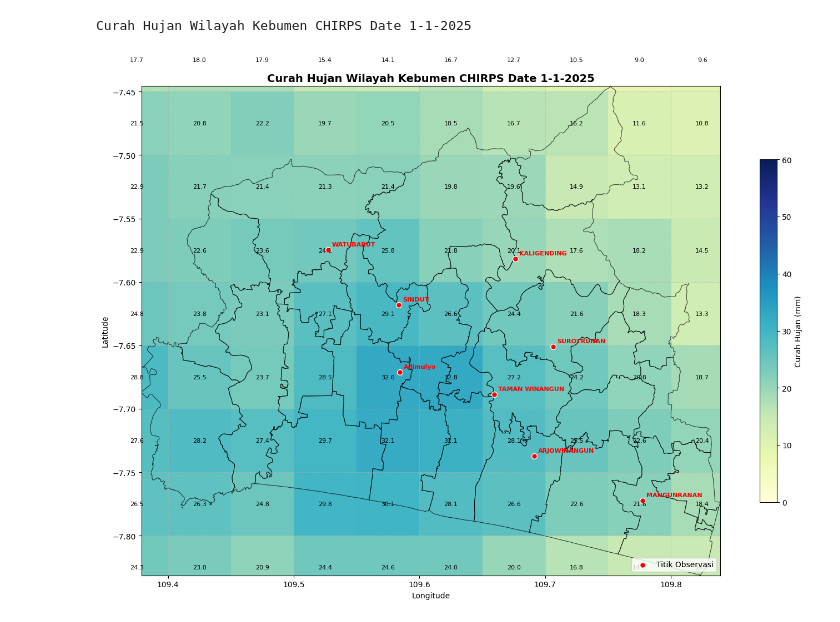
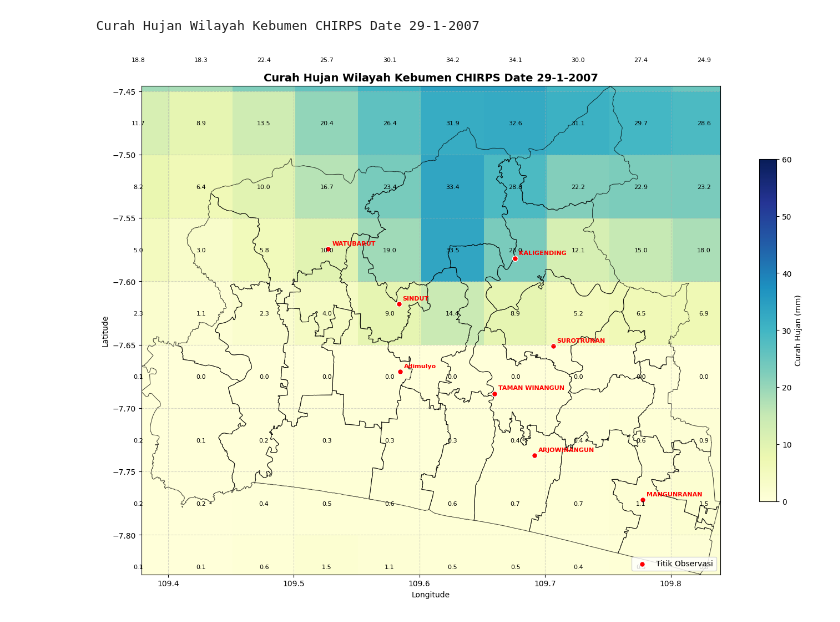
Before and after one commit to evanalif113/Catatan_Meteorologi, a Jupyter notebook: Projek_Downscale/open_raster.ipynb, the cells around one changed output. Cells and saved outputs as stored; diff of their text form; code cells hidden in the pictures.

Commit message:
Kaggle Notebook | analisis_CHIRPS_Kebumen | Version 2

```diff
--- a/Projek_Downscale/open_raster.ipynb
+++ b/Projek_Downscale/open_raster.ipynb
@@ -27,27 +27,27 @@ import matplotlib.pyplot as plt
 import numpy as np
 
 # ==========================================
-# 1. PERSIAPAN DATA (GEOJSON & TIFF)
+# 1. PERSIAPAN DATA (GEOJSON & NETCDF)
 # ==========================================
-year = 2025
+year = 2007  # Disesuaikan dengan contoh direktori Anda
 month = 1
-day = 1
+day = 29
 
 # Melacak lokasi folder tempat script ini dijalankan
 cwd = os.getcwd()
 BASE_DIR = "/kaggle" if "/kaggle/" in cwd or cwd == "/kaggle" else cwd
 
-# Menentukan lokasi GeoJSON (Asumsi berada di folder dataset Kaggle)
-#/kaggle/input/datasets/jerismeteo/projek-downscale/33.05_kecamatan.geojson
+# Menentukan lokasi GeoJSON
 file_geojson = os.path.join(
     BASE_DIR, "input", "datasets", "jerismeteo", "projek-downscale", "33.05_kecamatan.geojson"
 )
-# Pastikan path ini benar di komputer Anda
-file_tiff = os.path.join(
-    BASE_DIR, "input", "datasets", "jerismeteo", "global-chirps", "data","CHIRPS", f"{year}",
-    f"chirps-v3.0.rnl.{year}.{month:02d}.{day:02d}.tif"
+
+# --- PERUBAHAN DIREKTORI & FORMAT FILE DI SINI ---
+# Contoh target: /kaggle/input/datasets/jerismeteo/chirps-kebumen/data/chirps/2013/2013_01/chirps_01_01_2013.nc
+file_nc = os.path.join(
+    BASE_DIR, "input", "datasets", "jerismeteo", "chirps-kebumen", "data", "chirps",
+    f"{year}", f"{year}_{month:02d}", f"chirps_{day:02d}_{month:02d}_{year}.nc"
 )
-
 
 # Data Koordinat Titik
 data_titik = {
@@ -57,7 +57,13 @@ data_titik = {
 }
 
 gdf = gpd.read_file(file_geojson)
-da_global = rioxarray.open_rasterio(file_tiff, masked=True).squeeze()
+
+# Buka file NetCDF
+da_global = rioxarray.open_rasterio(file_nc, masked=True).squeeze()
+
+# Safety Check: Pastikan NetCDF terbaca CRS-nya. Jika kosong, paksakan ke WGS84.
+if da_global.rio.crs is None:
+    da_global.rio.write_crs("EPSG:4326", inplace=True)
 
 # ==========================================
 # 2. PENYELARASAN CRS
@@ -91,18 +97,14 @@ da_kebumen.plot(
 gdf.plot(ax=ax, facecolor="none", edgecolor='black', linewidth=0.8, alpha=0.7)
 
 # --- TAMBAHAN: PLOT LABEL ANGKA PIKSEL ---
-# Ambil nilai X (Longitude), Y (Latitude), dan Data Hujannya
 x_coords = da_kebumen.x.values
 y_coords = da_kebumen.y.values
 hujan_values = da_kebumen.values
 
-# Lakukan perulangan untuk setiap baris (Y) dan kolom (X)
 for i in range(len(y_coords)):
     for j in range(len(x_coords)):
         nilai = hujan_values[i, j]
-        # Hanya tampilkan teks jika nilainya bukan NaN (Not a Number/Kosong)
         if not np.isnan(nilai):
-            # Format angka: .1f berarti 1 angka di belakang koma. Jika ingin tanpa koma, gunakan .0f
             text = ax.text(x_coords[j], y_coords[i], f'{nilai:.1f}',
                            ha="center", va="center", color="black",
                            fontsize=8, fontweight='normal')
@@ -113,37 +115,37 @@ ax.scatter(
     data_titik['Lat'],
     color='red',
     marker='o',
-    s=50,             # Ukuran titik
-    edgecolor='white', # Garis tepi putih agar titik lebih terlihat
+    s=50,
+    edgecolor='white',
     label='Titik Observasi'
 )
 
 # Menambahkan Label Nama pada Tiap Titik
 for i, txt in enumerate(data_titik['Nama']):
     ax.annotate(
         txt,
         (data_titik['Lon'][i], data_titik['Lat'][i]),
         fontsize=8,
         xytext=(5, 5),
         textcoords='offset points',
         fontweight='bold',
-        color='red' # Saya ubah jadi merah/hitam agar tidak bertabrakan dengan teks angka
+        color='red'
     )
 
 # Kunci Ukuran Kanvas
 ax.set_xlim(batas_kiri, batas_kanan)
 ax.set_ylim(batas_bawah, batas_atas)
 
 title = f'Curah Hujan Wilayah Kebumen CHIRPS Date {day}-{month}-{year}'
 print(title)
 plt.title(title, fontsize=14, fontweight='bold')
 plt.xlabel('Longitude')
 plt.ylabel('Latitude')
 plt.grid(True, linestyle='--', alpha=0.5)
 plt.legend(loc='lower right')
 
 plt.tight_layout()
 plt.show()
 # %% [output]
-Curah Hujan Wilayah Kebumen CHIRPS Date 1-1-2025
+Curah Hujan Wilayah Kebumen CHIRPS Date 29-1-2007
-[figure, old version]
+[figure, new version]
```
Also changed, not shown: parts of 5 cells of this notebook.
